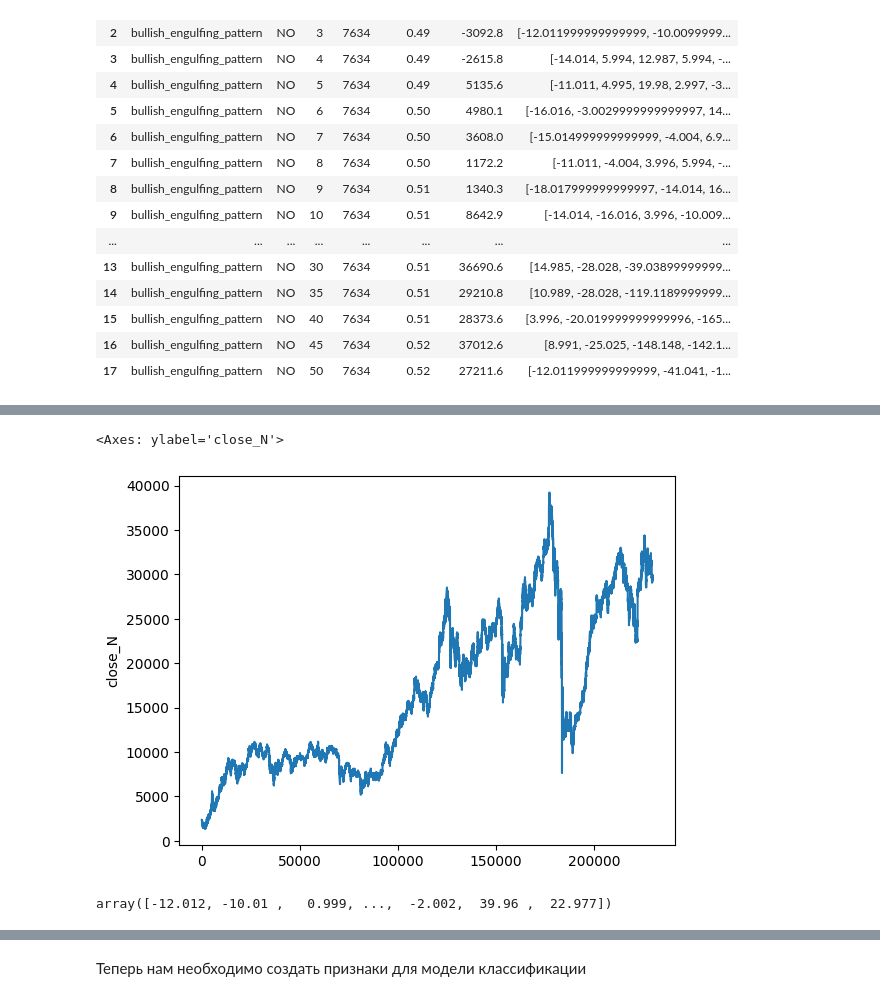
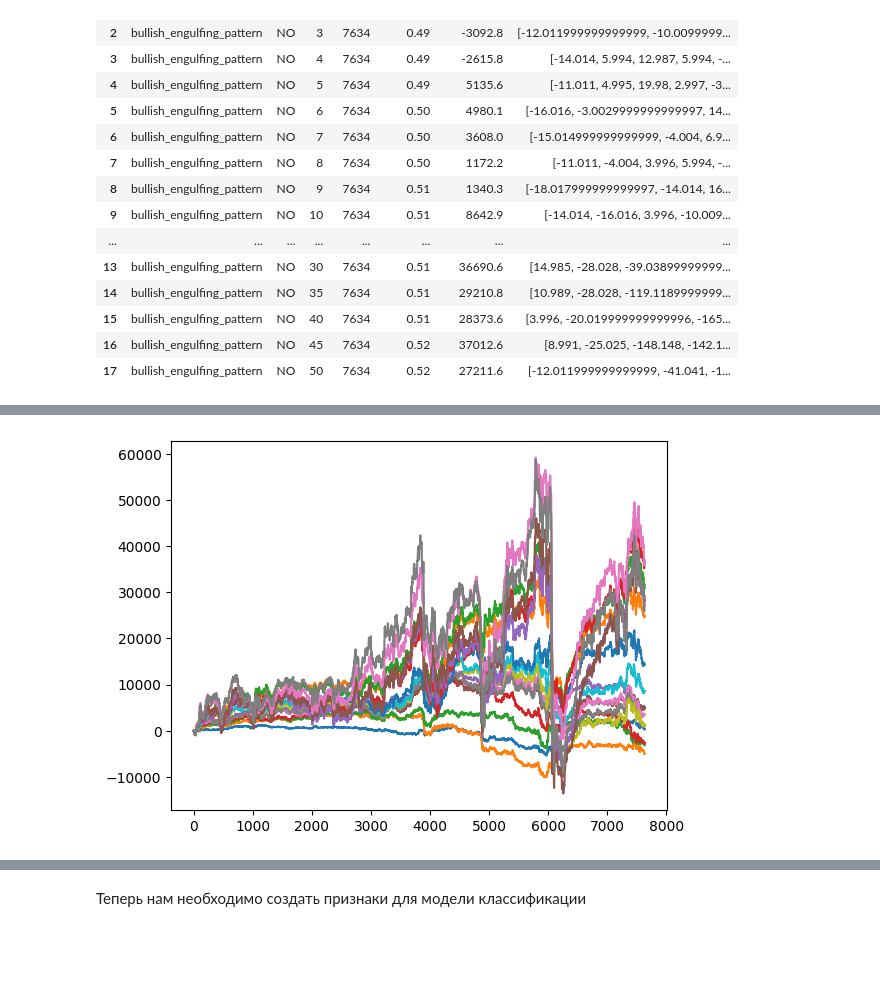
Before and after one commit to AlexKosuhin/AlgoTrading, a Jupyter notebook: classification.ipynb, the cells around one changed output, grey strips where cells are left out. Cells and saved outputs as stored; diff of their text form; code cells hidden in the pictures; blank space fills up the shorter version.

```diff
--- a/classification.ipynb
+++ b/classification.ipynb
@@ -273,7 +273,3 @@ result_strategy
 | 15 | bullish_engulfing_pattern | NO | 40 | 7634 | 0.51 | 28373.6 | [3.996, -20.019999999999996, -165... |
 | 16 | bullish_engulfing_pattern | NO | 45 | 7634 | 0.52 | 37012.6 | [8.991, -25.025, -148.148, -142.1... |
 | 17 | bullish_engulfing_pattern | NO | 50 | 7634 | 0.52 | 27211.6 | [-12.011999999999999, -41.041, -1... |
-# %%
-import seaborn as sns
-cumsume = np.cumsum(result_strategy.loc[17, 'results'])
-sns.lineplot(cumsume)
@@ -283,13 +276,13 @@ sns.lineplot(cumsume)
-# %%
-sns.lineplot(df_b['close_N'])
-# %% [output]
-<Axes: ylabel='close_N'>
-[figure, removed]
 # %%
 # соединим результаты торгов и датасет
 profit_N_10 = result_strategy.loc[2, 'results']
-profit_N_10
-# %% [output]
-array([-12.012, -10.01 ,   0.999, ...,  -2.002,  39.96 ,  22.977])
+# %%
+import seaborn as sns
+for i in range(0, 18):
+    profit_N_10 = result_strategy.loc[i, 'results']
+    cumsume = np.cumsum(profit_N_10)
+    sns.lineplot(cumsume)
+# %% [output]
+[figure, added]
 # %%
 df_b['profit'] = 0
```
Also changed, not shown: parts of 43 cells of this notebook.
